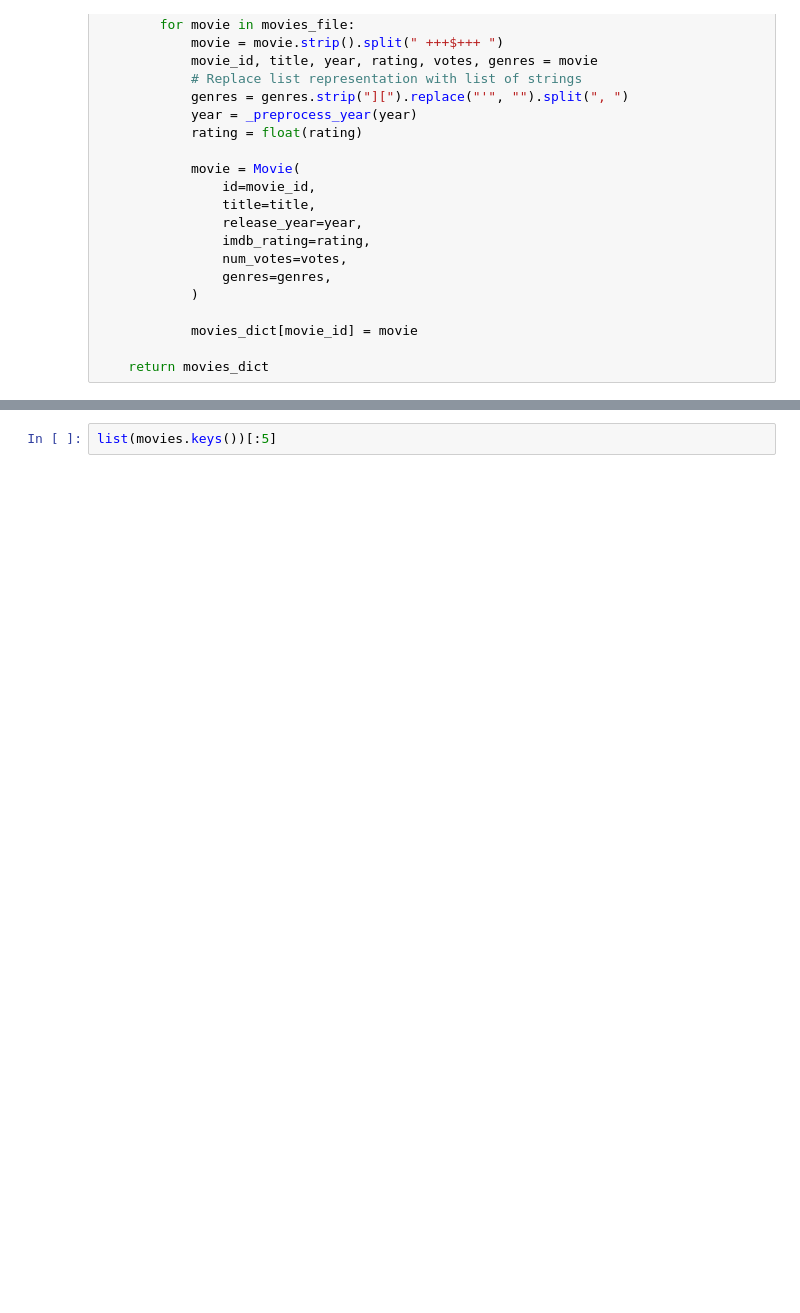
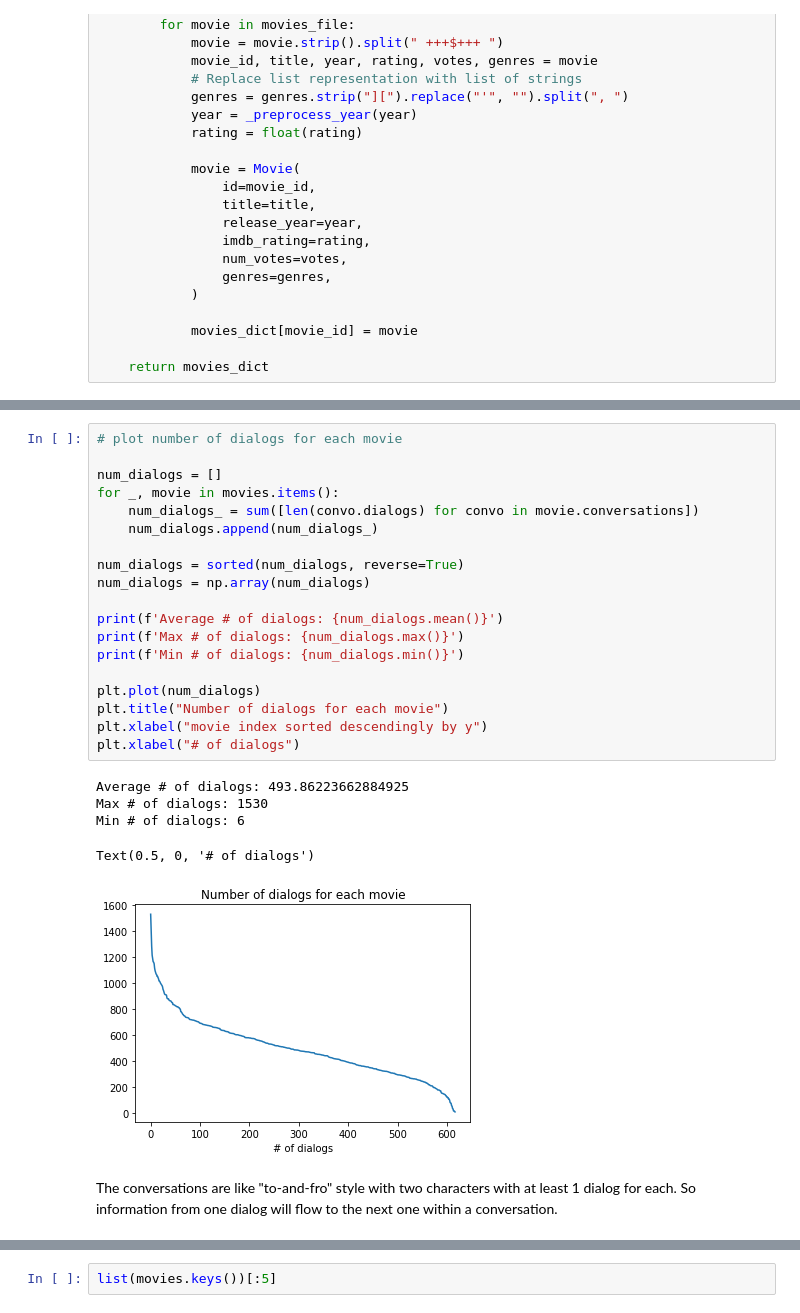
Before and after one commit to Akhilez/lexical_lab, a Jupyter notebook: companies/ginger/genre.ipynb, the cells around one changed output, grey strips where cells are left out. Cells and saved outputs as stored; diff of their text form; blank space fills up the shorter version.

```diff
--- a/companies/ginger/genre.ipynb
+++ b/companies/ginger/genre.ipynb
@@ -290,0 +278,29 @@ movies = get_data(data_path)
+# %%
+# plot number of dialogs for each movie
+
+num_dialogs = []
+for _, movie in movies.items():
+    num_dialogs_ = sum([len(convo.dialogs) for convo in movie.conversations])
+    num_dialogs.append(num_dialogs_)
+
+num_dialogs = sorted(num_dialogs, reverse=True)
+num_dialogs = np.array(num_dialogs)
+
+print(f'Average # of dialogs: {num_dialogs.mean()}')
+print(f'Max # of dialogs: {num_dialogs.max()}')
+print(f'Min # of dialogs: {num_dialogs.min()}')
+
+plt.plot(num_dialogs)
+plt.title("Number of dialogs for each movie")
+plt.xlabel("movie index sorted descendingly by y")
+plt.xlabel("# of dialogs")
+# %% [output]
+Average # of dialogs: 493.86223662884925
+Max # of dialogs: 1530
+Min # of dialogs: 6
+Text(0.5, 0, '# of dialogs')
+[figure, added]
+# %% [markdown]
+The conversations are like "to-and-fro" style with two characters with
+at least 1 dialog for each.
+So information from one dialog will flow to the next one within a conversation.
```
Also changed, not shown: parts of 16 cells of this notebook.
